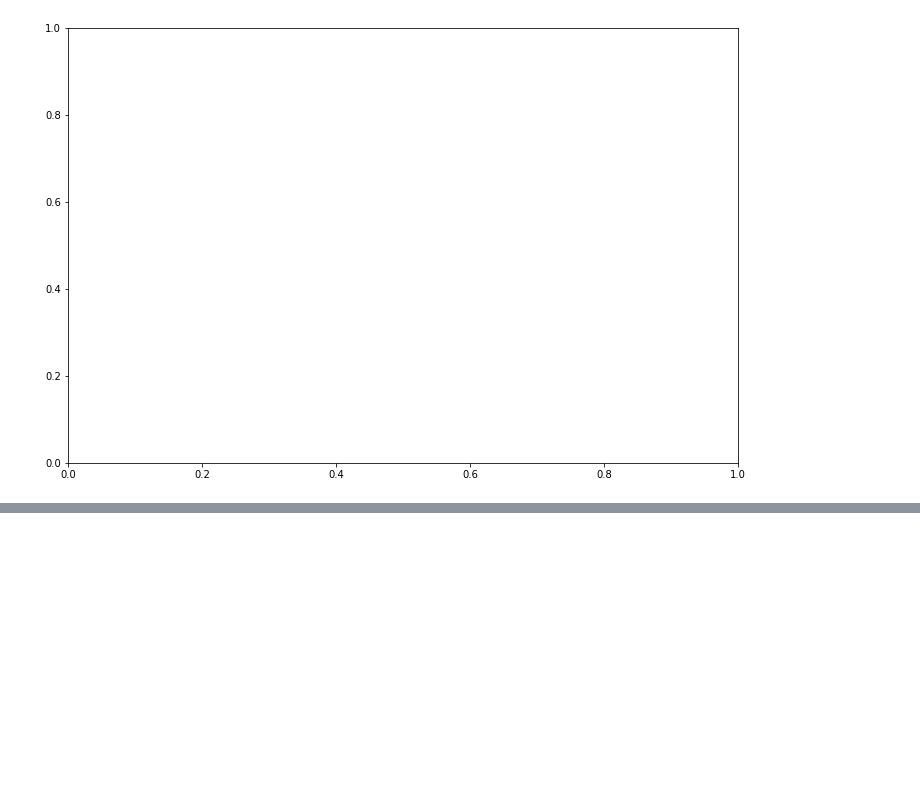
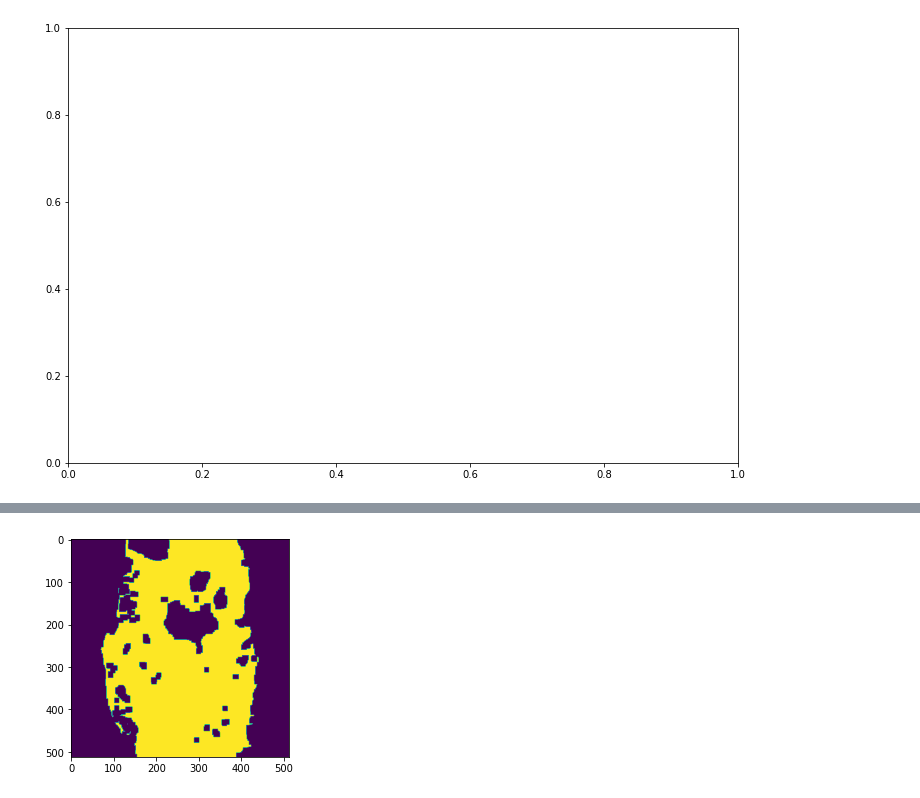
Before and after one commit to Priyansh-Kedia/Cancer-Augmentation, a Jupyter notebook: segment_ycc_jupyter.ipynb, the cells around one changed output, grey strips where cells are left out. Cells and saved outputs as stored; diff of their text form; code cells hidden in the pictures; blank space fills up the shorter version.

```diff
--- a/segment_ycc_jupyter.ipynb
+++ b/segment_ycc_jupyter.ipynb
@@ -130,0 +141,12 @@ rate of fullness : %  0.0
+# %%
+# Apply dilations and erosions
+
+kernel = np.ones((3,3), dtype = np.uint8)
+# dilated_th = cv.dilate(th, kernel, iterations=1)
+dilated_th1 = cv.dilate(th, kernel, iterations = 4)
+# eroded_th = cv.erode(dilated_th1, kernel, iterations=2)
+eroded_th = cv.erode(dilated_th1, kernel, iterations=5)
+plt.imshow(eroded_th)
+plt.show()
+# %% [output]
+[figure, added]
```
Also changed, not shown: parts of 11 cells of this notebook.
